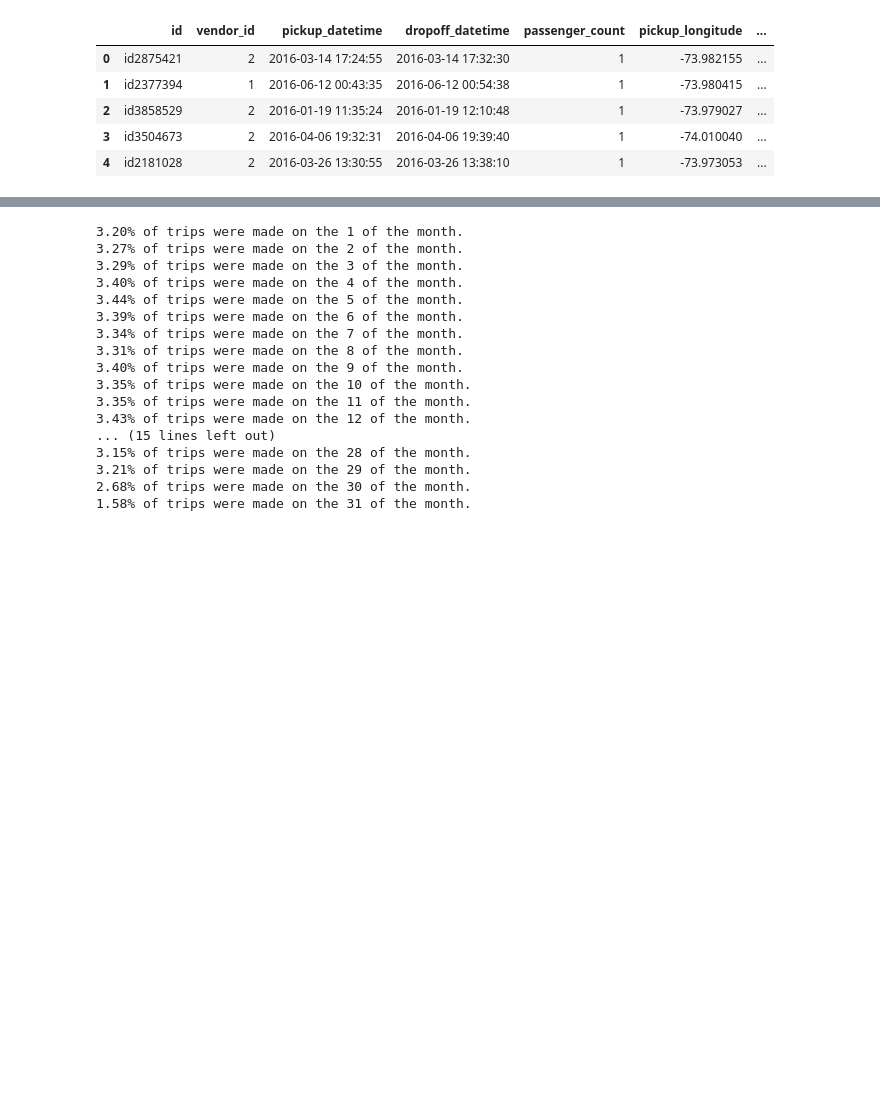
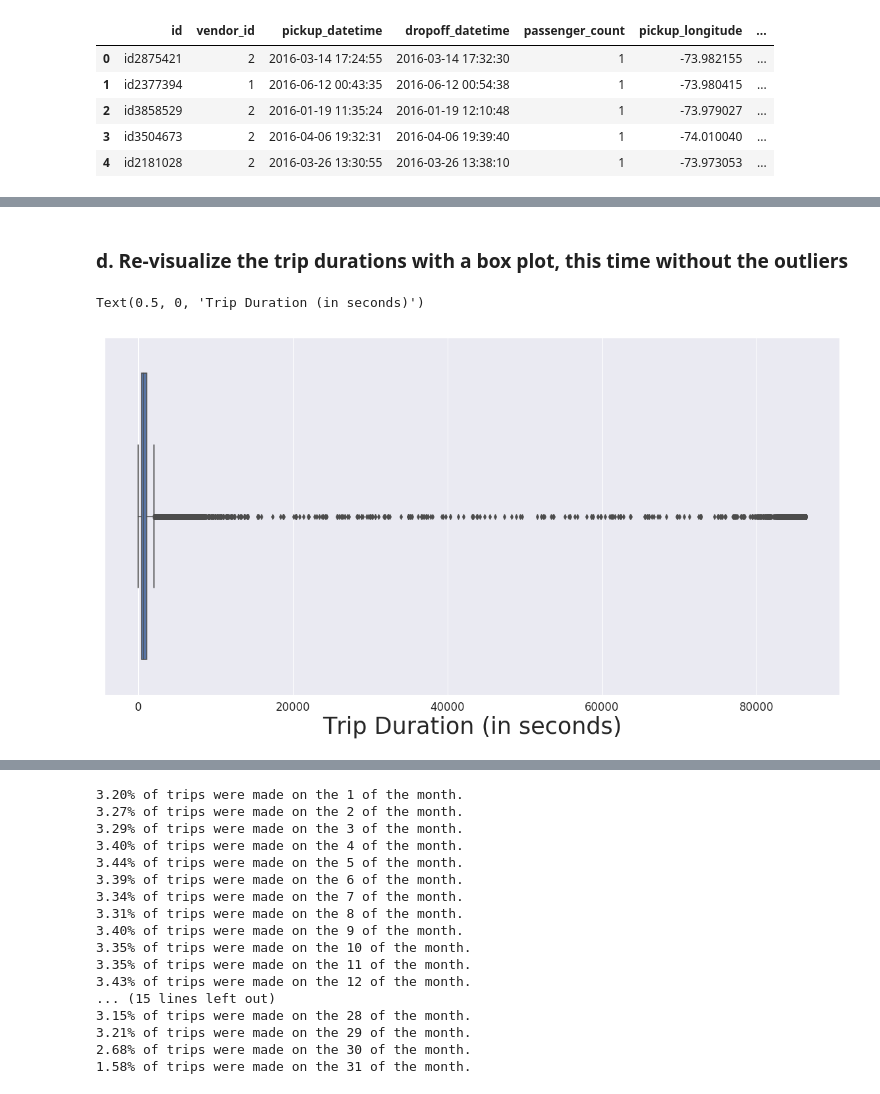
Before and after one commit to heynellywelly/k-means-clustering-exploration, a Jupyter notebook: nyc_taxi_trip_duration/nyc_taxi_duration_prediction.ipynb, the cells around one changed output, grey strips where cells are left out. Saved outputs shown, nothing was run; the diff lists cells and outputs as text; code cells hidden in the pictures; blank space fills up the shorter version.

```diff
--- a/nyc_taxi_trip_duration/nyc_taxi_duration_prediction.ipynb
+++ b/nyc_taxi_trip_duration/nyc_taxi_duration_prediction.ipynb
@@ -107,0 +157,13 @@ taxi_dur_train_df.head()
+# %% [markdown]
+### d. Re-visualize the trip durations with a box plot, this time without the outliers
+# %%
+fig, ax = plt.subplots(figsize=(20,10))
+
+ax = sns.boxplot(
+    x=taxi_dur_train_df['trip_duration'].loc[taxi_dur_train_df['trip_duration'] < 500000],
+)
+
+ax.set_xlabel("Trip Duration (in seconds)", fontsize=35)
+# %% [output]
+Text(0.5, 0, 'Trip Duration (in seconds)')
+[figure, added]
```
Also changed, not shown: parts of 44 cells of this notebook.
